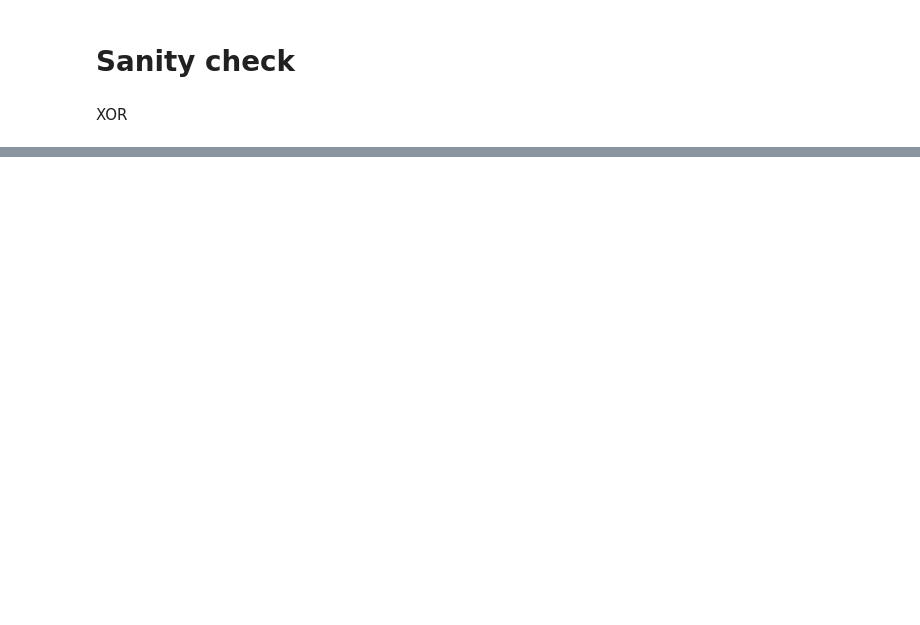
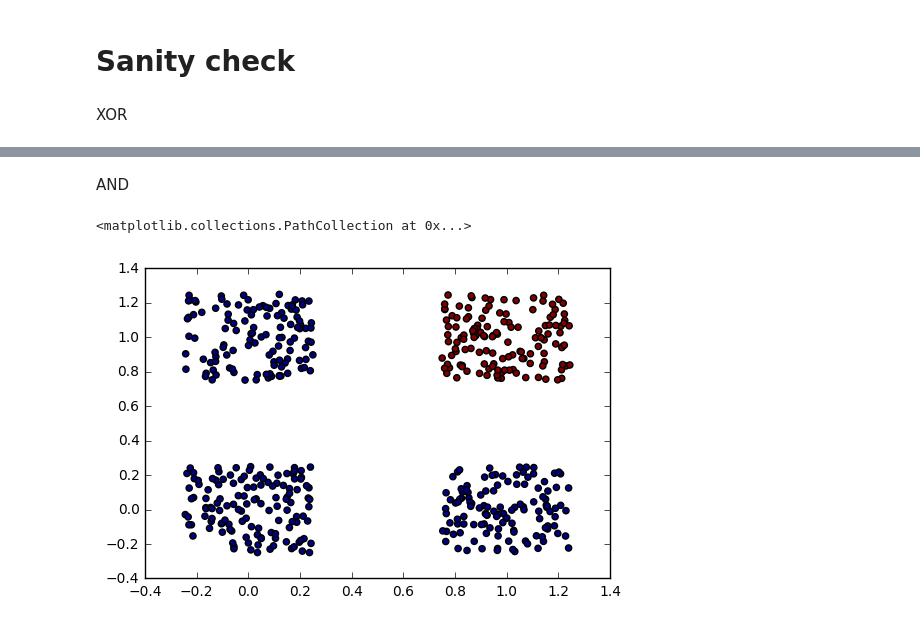
Before and after one commit to tmubarakshin/data_mining, a Jupyter notebook: t.mubarakshin_hw1.ipynb, the cells around one changed output, grey strips where cells are left out. Saved outputs shown, nothing was run; the diff lists cells and outputs as text; code cells hidden in the pictures; blank space fills up the shorter version.

```diff
--- a/t.mubarakshin_hw1.ipynb
+++ b/t.mubarakshin_hw1.ipynb
@@ -338,0 +333,13 @@ test_accuracy(np.argmax(xornn.predict(XOR_test), axis = 1), np.argmax(y_xor_test
+# %% [markdown]
+AND
+# %%
+size_Train = 500
+AND_original = np.array(np.random.randint(0,2, size = (size_Train,2)), dtype='float')
+y_and_train = np.array([int(n[0] == n[1] == 1) for n in AND_original])
+y_and_train = np.array([[0,1] if n == 1 else [1,0] for n in y_and_train])
+AND_original += (np.random.random_sample((size_Train, 2)) - 0.5)*0.5
+# %%
+plt.scatter(AND_original[:,0], AND_original[:,1], c=np.argmax(y_and_train, axis = 1))
+# %% [output]
+<matplotlib.collections.PathCollection at 0x...>
+[figure, added]
```
Also changed, not shown: parts of 30 cells of this notebook.
